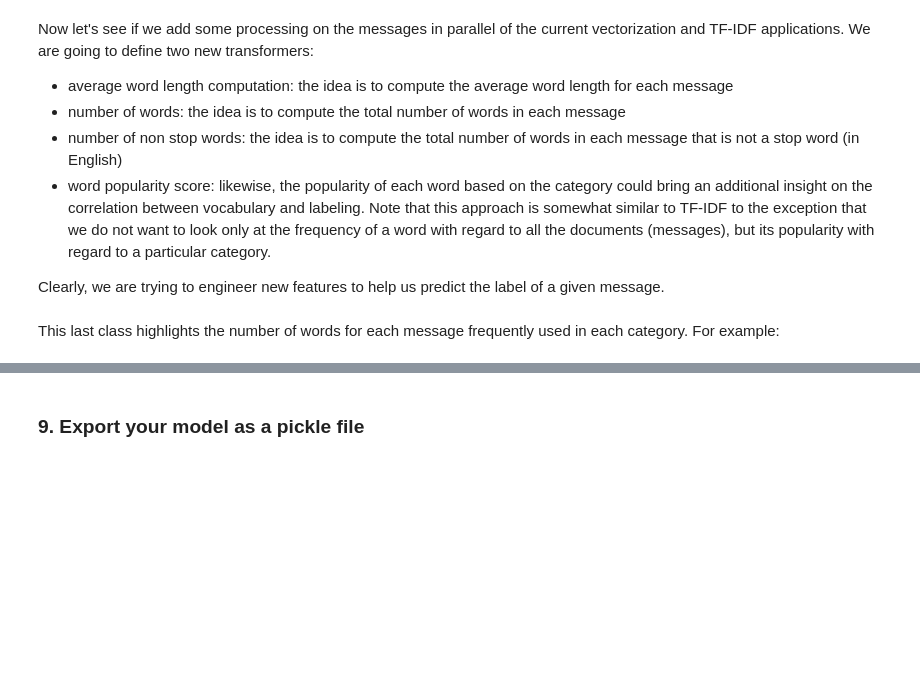
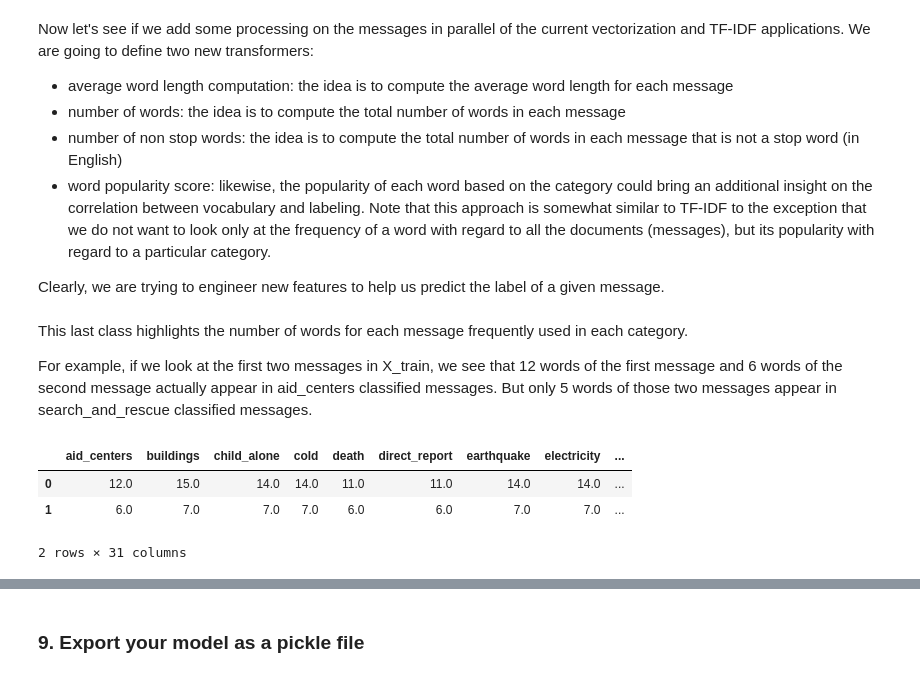
Before and after one commit to acoullandreau/disaster_response_pipeline, a Jupyter notebook: ML Pipeline Preparation.ipynb, the cells around one changed output, grey strips where cells are left out. Saved outputs shown, nothing was run; the diff lists cells and outputs as text; code cells hidden in the pictures; blank space fills up the shorter version.

```diff
--- a/ML Pipeline Preparation.ipynb
+++ b/ML Pipeline Preparation.ipynb
@@ -587,31 +623,45 @@ class NumStopWords(BaseEstimator, TransformerMixin):
 # %%
-def word_count_per_cat(df):
-    for
-
-    return word_cat_dict
-
 class PopPerCat(BaseEstimator, TransformerMixin):
 
-    def count_word_per_cat(self, text, tokenize):
+    def __init__(self, word_dict):
+        self.word_cat_dict = word_dict
 
-
-
+    def count_word_per_cat(self, text, word_cat_dict):
         words = text.split()
-        c=0
+        count_per_cat = {}
         for word in words:
-            if words in stopwords.words('english'):
-            c+=1
-        return c
+            if word in word_cat_dict:
+                for cat in word_cat_dict[word]:
+                    if cat not in count_per_cat:
+                        count_per_cat[cat]=1
+                    else:
+                        count_per_cat[cat]+=1
+        return count_per_cat
 
     def fit(self, X, y=None):
         return self
 
     def transform(self, X):
-        X_num_stop_words = pd.Series(X).apply(self.count_stop_word)
-        return pd.DataFrame(X_num_stop_words)
+        X_count_cat = pd.DataFrame()
+        for x in X:
+            x_count = self.count_word_per_cat(x, self.word_cat_dict)
+            X_count_cat = X_count_cat.append(x_count, ignore_index=True)
+        X_count_cat.fillna(0, inplace=True)
+        return X_count_cat
-# %% [markdown]
-This last class highlights the number of words for each message frequently used in each category.
-For example:
+# %% [markdown]
+This last class highlights the number of words for each message frequently used in each category.
+
+For example, if we look at the first two messages in X_train, we see that 12 words of the first message and 6 words of the second message actually appear in aid_centers classified messages. But only 5 words of those two messages appear in search_and_rescue classified messages.
+# %%
+PopPerCat_instance = PopPerCat(word_cat_dict)
+X_lim = X_train.iloc[:2]
+df_PopPerCat = PopPerCat_instance.transform(X_lim)
+df_PopPerCat
+# %% [output]
+|  | aid_centers | buildings | child_alone | cold | death | direct_report | earthquake | electricity | ... |
+| 0 | 12.0 | 15.0 | 14.0 | 14.0 | 11.0 | 11.0 | 14.0 | 14.0 | ... |
+| 1 | 6.0 | 7.0 | 7.0 | 7.0 | 6.0 | 6.0 | 7.0 | 7.0 | ... |
+2 rows × 31 columns
 # %%
 pipeline_comb = Pipeline([
     ('features', FeatureUnion([
```
Also changed, not shown: parts of 10 cells of this notebook.
